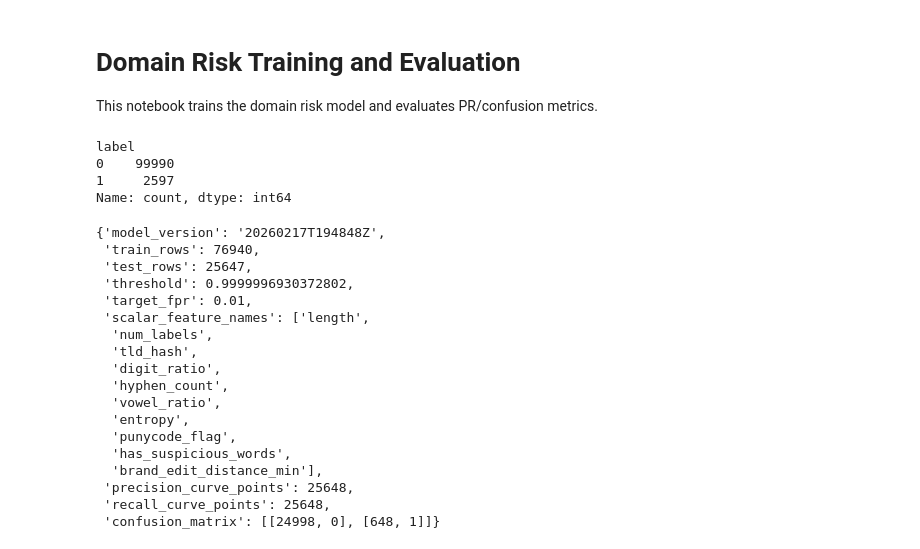
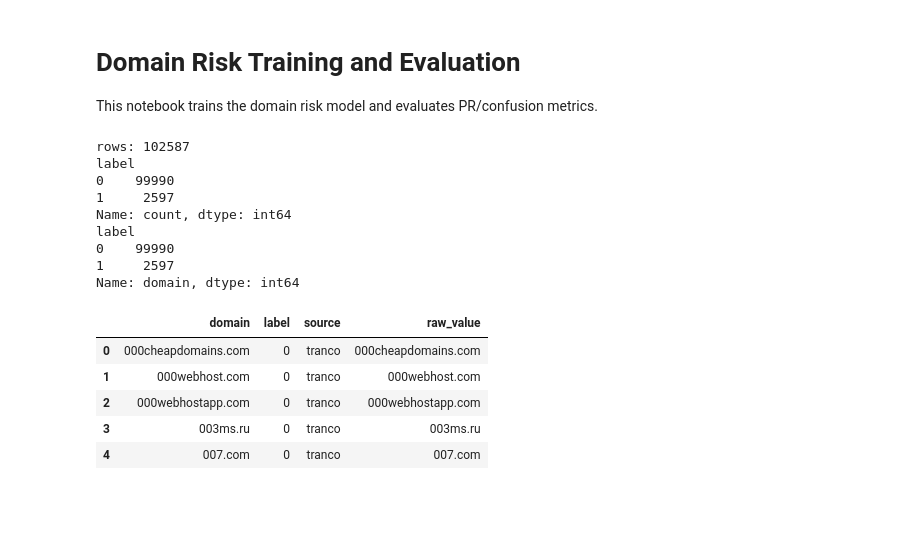
Before and after one commit to dustinhaggett/sentineldns, a Jupyter notebook: notebooks/01_domain_risk_train_eval.executed.ipynb, the cells around one changed output. Saved outputs shown, nothing was run; the diff lists cells and outputs as text; code cells hidden in the pictures; blank space fills up the shorter version.

```diff
--- a/notebooks/01_domain_risk_train_eval.executed.ipynb
+++ b/notebooks/01_domain_risk_train_eval.executed.ipynb
@@ -4,42 +4,39 @@
 This notebook trains the domain risk model and evaluates PR/confusion metrics.
 # %%
 from pathlib import Path
+import json
+import joblib
 import numpy as np
 import pandas as pd
 import matplotlib.pyplot as plt
-from sklearn.metrics import PrecisionRecallDisplay, confusion_matrix, ConfusionMatrixDisplay
+from sklearn.linear_model import LogisticRegression
+from sklearn.metrics import PrecisionRecallDisplay, confusion_matrix, ConfusionMatrixDisplay, precision_recall_curve, roc_curve
 from sklearn.model_selection import train_test_split
 
 from sentineldns.features.domain_features import build_domain_feature_matrix
 from sentineldns.models.domain_risk import train_domain_risk_model
+from sentineldns.models.export import export_joblib, export_metadata
 
 csv_path = Path('../data/processed/labeled_domains.csv')
+artifacts_dir = Path('../data/artifacts/domain_risk')
 df = pd.read_csv(csv_path)
-df['label'].value_counts()
+print('rows:', len(df))
+print(df['label'].value_counts())
+print(df.groupby('label')['domain'].nunique())
+df.head()
 # %% [output]
+rows: 102587
 label
 0    99990
 1     2597
 Name: count, dtype: int64
+label
+0    99990
+1     2597
+Name: domain, dtype: int64
+|  | domain | label | source | raw_value |
+| 0 | 000cheapdomains.com | 0 | tranco | 000cheapdomains.com |
+| 1 | 000webhost.com | 0 | tranco | 000webhost.com |
+| 2 | 000webhostapp.com | 0 | tranco | 000webhostapp.com |
+| 3 | 003ms.ru | 0 | tranco | 003ms.ru |
+| 4 | 007.com | 0 | tranco | 007.com |
-# %%
-metrics = train_domain_risk_model(csv_path)
-metrics
-# %% [output]
-{'model_version': '20260217T194848Z',
- 'train_rows': 76940,
- 'test_rows': 25647,
- 'threshold': 0.9999996930372802,
- 'target_fpr': 0.01,
- 'scalar_feature_names': ['length',
-  'num_labels',
-  'tld_hash',
-  'digit_ratio',
-  'hyphen_count',
-  'vowel_ratio',
-  'entropy',
-  'punycode_flag',
-  'has_suspicious_words',
-  'brand_edit_distance_min'],
- 'precision_curve_points': 25648,
- 'recall_curve_points': 25648,
- 'confusion_matrix': [[24998, 0], [648, 1]]}
```
Also changed, not shown: parts of 3 cells of this notebook, 3 other files.
